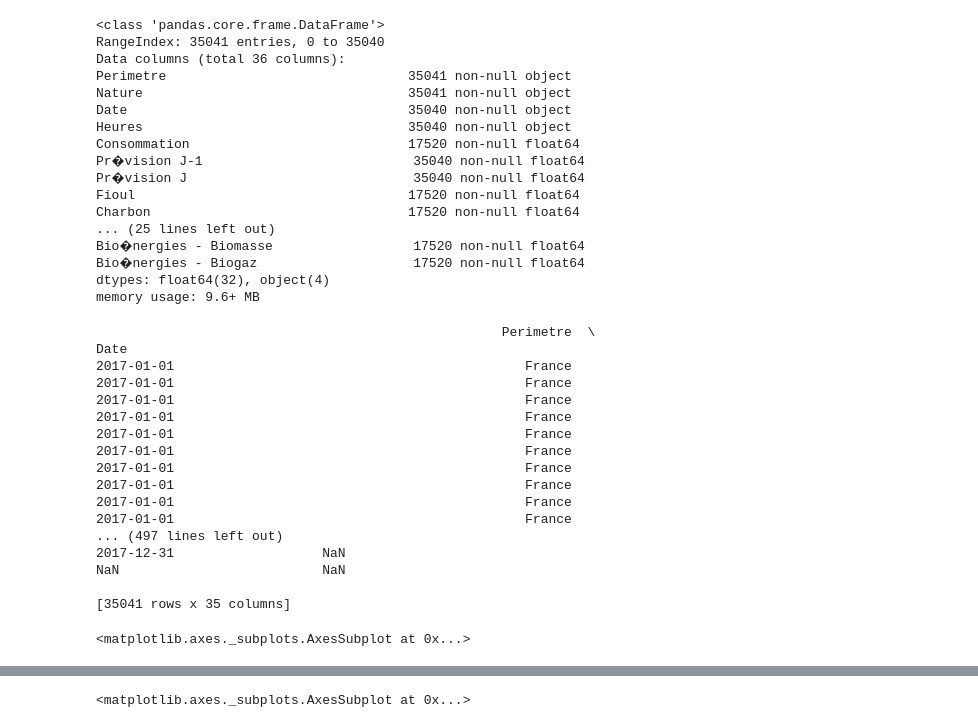
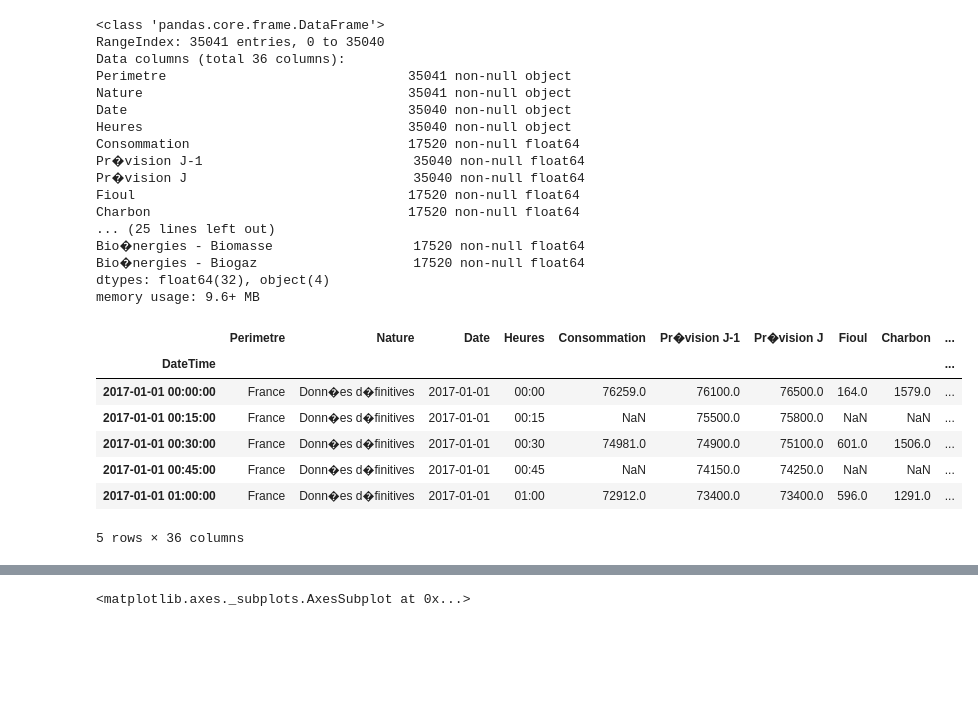
Before and after one commit to ebusato/EnergyAnalysis, a Jupyter notebook: EnergyAnalysis_RTE.ipynb, the cells around one changed output, grey strips where cells are left out. Drawn from its saved outputs; the diff is of its cells as text; code cells hidden in the pictures; blank space fills up the shorter version.

```diff
--- a/EnergyAnalysis_RTE.ipynb
+++ b/EnergyAnalysis_RTE.ipynb
@@ -31,29 +29,22 @@ Bio�nergies - Biomasse                  17520 non-null float64
 Bio�nergies - Biogaz                    17520 non-null float64
 dtypes: float64(32), object(4)
 memory usage: 9.6+ MB
-# %%
-
-df2 = df.set_index('Date', inplace=False)
-
-#df2.info(verbose=True)
-print(df2)
-df.plot(x='Date', y='Eolien')
-# %% [output]
-                                                    Perimetre  \
-Date
-2017-01-01                                             France
-2017-01-01                                             France
-2017-01-01                                             France
-2017-01-01                                             France
-2017-01-01                                             France
-2017-01-01                                             France
-2017-01-01                                             France
-2017-01-01                                             France
-2017-01-01                                             France
-2017-01-01                                             France
-... (497 lines left out)
-2017-12-31                   NaN
-NaN                          NaN
-
-[35041 rows x 35 columns]
-<matplotlib.axes._subplots.AxesSubplot at 0x...>
+# %%
+df["DateTime"] = df["Date"] + ' ' + df["Heures"]
+#print(df["DateTime"])
+cols = ['Perimetre', 'Nature', 'DateTime'] + [col for col in df if col != 'DateTime' and col != 'Perimetre' and col != 'Nature']
+#cols = ['DateTime']  + [col for col in df if col != 'DateTime']
+df = df[cols]
+df['DateTime'] = pd.to_datetime(df['DateTime'], format='%Y/%m/%d %H:%M')
+
+df2 = df.set_index('DateTime', inplace=False)
+df2.head()
+# %% [output]
+|  | Perimetre | Nature | Date | Heures | Consommation | Pr�vision J-1 | Pr�vision J | Fioul | Charbon | ... |
+| DateTime |  |  |  |  |  |  |  |  |  | ... |
+| 2017-01-01 00:00:00 | France | Donn�es d�finitives | 2017-01-01 | 00:00 | 76259.0 | 76100.0 | 76500.0 | 164.0 | 1579.0 | ... |
+| 2017-01-01 00:15:00 | France | Donn�es d�finitives | 2017-01-01 | 00:15 | NaN | 75500.0 | 75800.0 | NaN | NaN | ... |
+| 2017-01-01 00:30:00 | France | Donn�es d�finitives | 2017-01-01 | 00:30 | 74981.0 | 74900.0 | 75100.0 | 601.0 | 1506.0 | ... |
+| 2017-01-01 00:45:00 | France | Donn�es d�finitives | 2017-01-01 | 00:45 | NaN | 74150.0 | 74250.0 | NaN | NaN | ... |
+| 2017-01-01 01:00:00 | France | Donn�es d�finitives | 2017-01-01 | 01:00 | 72912.0 | 73400.0 | 73400.0 | 596.0 | 1291.0 | ... |
+5 rows × 36 columns
```
Also changed, not shown: parts of 2 cells of this notebook.
